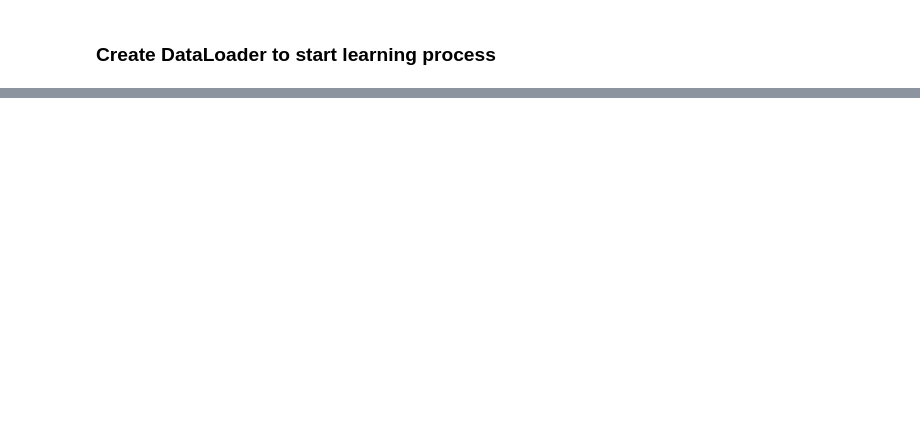
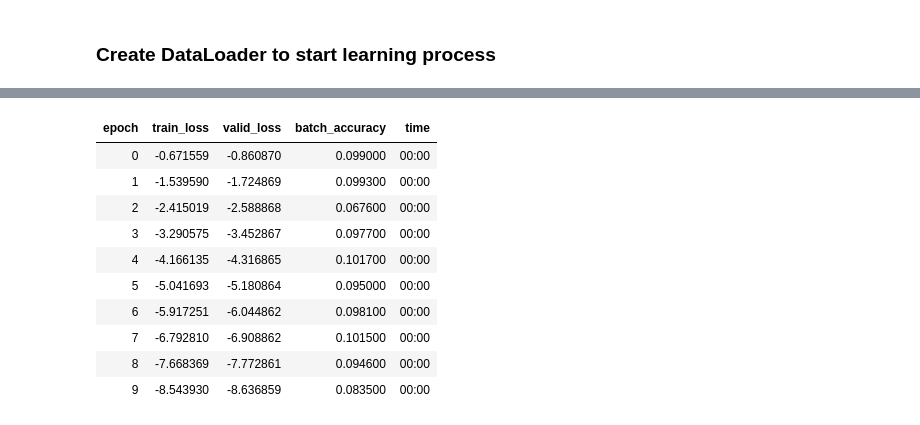
Before and after one commit to bognix/digits-recognition-app, a Jupyter notebook: digits_recognition_model.ipynb, the cells around one changed output, grey strips where cells are left out. Saved outputs shown, nothing was run; the diff lists cells and outputs as text; code cells hidden in the pictures; blank space fills up the shorter version.

```diff
--- a/digits_recognition_model.ipynb
+++ b/digits_recognition_model.ipynb
@@ -384,0 +355,2 @@ tensor([[105.0170],
+# %%
+lr = 0.0001
@@ -462,5 +375,0 @@ validate_epoch(linear1)
-# %%
-lr = 1.
-params = weights, bias
-train_epoch(linear1, lr, params)
-validate_epoch(linear1)
@@ -469,5 +375,0 @@ validate_epoch(linear1)
-# %%
-for i in range(10):
-    train_epoch(linear1, lr, params)
-
-validate_epoch(linear1)
@@ -475,0 +426,17 @@ validate_epoch(linear1)
+# %%
+dls = DataLoaders(dl, valid_dl)
+learn = Learner(dls, nn.Linear(28*28, 1), opt_func=SGD, loss_func=mnist_loss, metrics=batch_accuracy)
+
+learn.fit(10, lr=lr)
+# %% [output]
+| epoch | train_loss | valid_loss | batch_accuracy | time |
+| 0 | -0.671559 | -0.860870 | 0.099000 | 00:00 |
+| 1 | -1.539590 | -1.724869 | 0.099300 | 00:00 |
+| 2 | -2.415019 | -2.588868 | 0.067600 | 00:00 |
+| 3 | -3.290575 | -3.452867 | 0.097700 | 00:00 |
+| 4 | -4.166135 | -4.316865 | 0.101700 | 00:00 |
+| 5 | -5.041693 | -5.180864 | 0.095000 | 00:00 |
+| 6 | -5.917251 | -6.044862 | 0.098100 | 00:00 |
+| 7 | -6.792810 | -6.908862 | 0.101500 | 00:00 |
+| 8 | -7.668369 | -7.772861 | 0.094600 | 00:00 |
+| 9 | -8.543930 | -8.636859 | 0.083500 | 00:00 |
```
Also changed, not shown: parts of 38 cells of this notebook.
